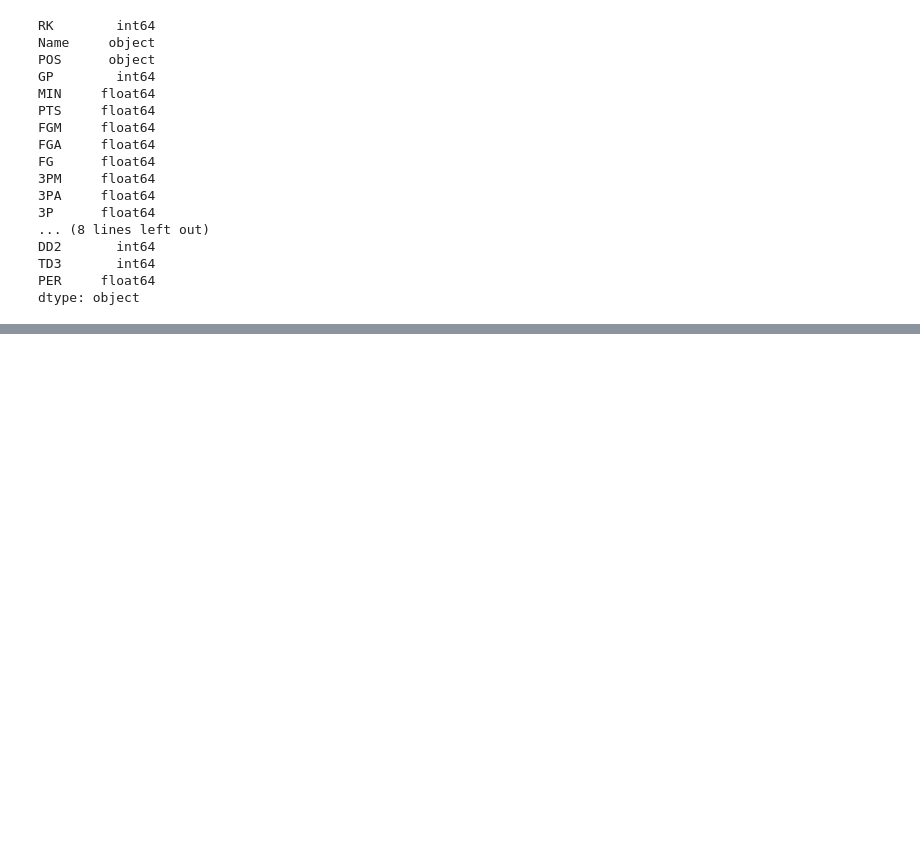
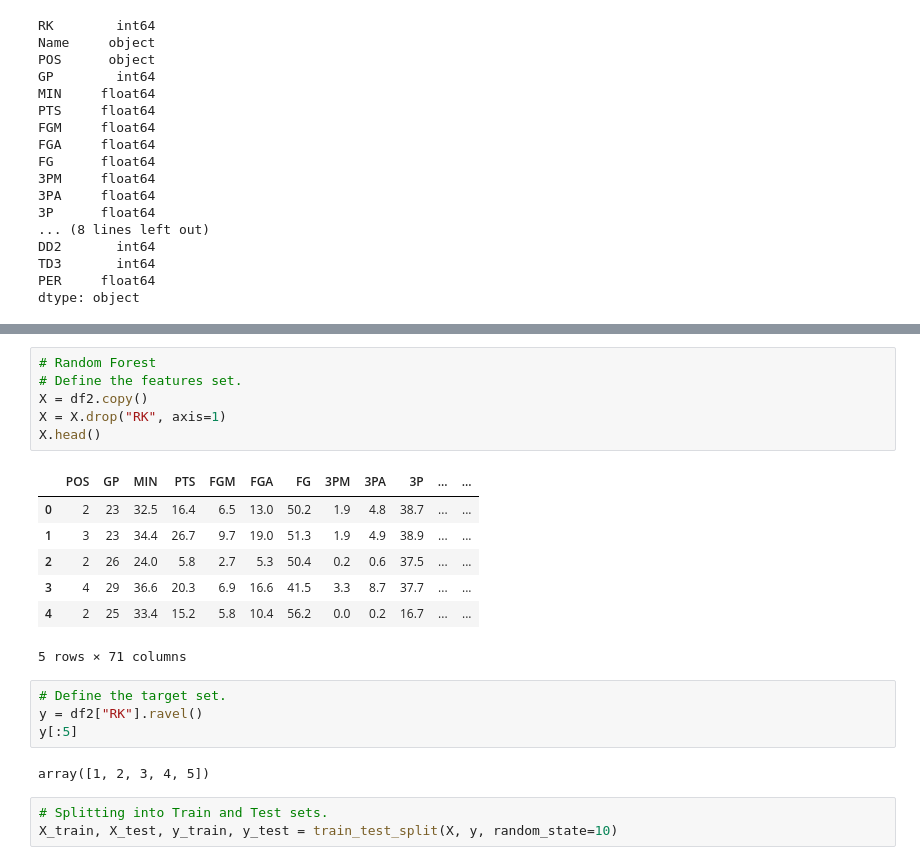
Before and after one commit to JmSambajon/group5-project, a Jupyter notebook: Simple Model for Segment 1.ipynb, the cells around one changed output, grey strips where cells are left out. Cells and saved outputs as stored; diff of their text form; blank space fills up the shorter version.

```diff
--- a/Simple Model for Segment 1.ipynb
+++ b/Simple Model for Segment 1.ipynb
@@ -123,0 +201,23 @@ def sql_df(table_name):
+# %%
+# Random Forest
+# Define the features set.
+X = df2.copy()
+X = X.drop("RK", axis=1)
+X.head()
+# %% [output]
+|  | POS | GP | MIN | PTS | FGM | FGA | FG | 3PM | 3PA | 3P | ... | ... |
+| 0 | 2 | 23 | 32.5 | 16.4 | 6.5 | 13.0 | 50.2 | 1.9 | 4.8 | 38.7 | ... | ... |
+| 1 | 3 | 23 | 34.4 | 26.7 | 9.7 | 19.0 | 51.3 | 1.9 | 4.9 | 38.9 | ... | ... |
+| 2 | 2 | 26 | 24.0 | 5.8 | 2.7 | 5.3 | 50.4 | 0.2 | 0.6 | 37.5 | ... | ... |
+| 3 | 4 | 29 | 36.6 | 20.3 | 6.9 | 16.6 | 41.5 | 3.3 | 8.7 | 37.7 | ... | ... |
+| 4 | 2 | 25 | 33.4 | 15.2 | 5.8 | 10.4 | 56.2 | 0.0 | 0.2 | 16.7 | ... | ... |
+5 rows × 71 columns
+# %%
+# Define the target set.
+y = df2["RK"].ravel()
+y[:5]
+# %% [output]
+array([1, 2, 3, 4, 5])
+# %%
+# Splitting into Train and Test sets.
+X_train, X_test, y_train, y_test = train_test_split(X, y, random_state=10)
```
Also changed, not shown: parts of 40 cells of this notebook.
